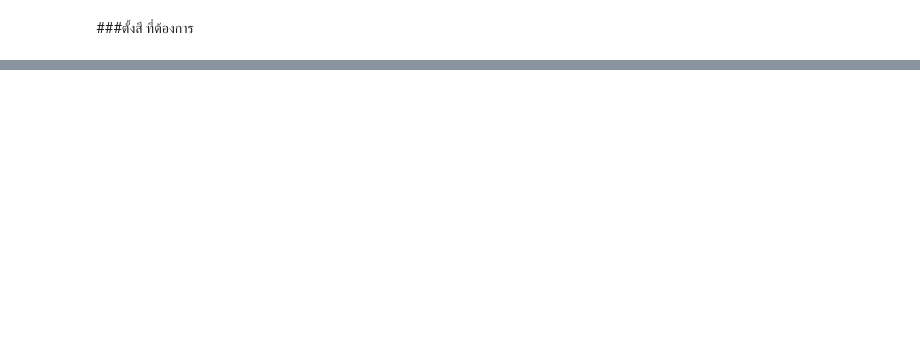
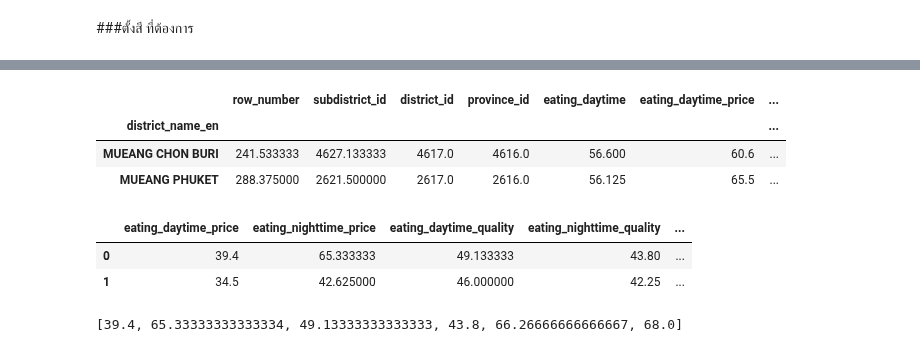
Before and after one commit to Nattakonjpg/BasicProg_DataViz65, a Jupyter notebook: DataViz04_Data_Comparison_ipnyb.ipynb, the cells around one changed output, grey strips where cells are left out. Saved outputs shown, nothing was run; the diff lists cells and outputs as text; code cells hidden in the pictures; blank space fills up the shorter version.

```diff
--- a/DataViz04_Data_Comparison_ipnyb.ipynb
+++ b/DataViz04_Data_Comparison_ipnyb.ipynb
@@ -400,0 +540,6 @@ from math import pi
+# %%
+from google.colab import drive
+drive.mount('/content/drive')
+
+eat = pd.read_csv('/content/drive/MyDrive/dataviz_2022/Midterm/opendata_eating_score.csv')
+eat.head()
@@ -400,0 +566,8 @@ from math import pi
+# %%
+mydata = eat[(eat['district_name_en']=='MUEANG PHUKET') | (eat['district_name_en']=='MUEANG CHON BURI')].groupby('district_name_en').mean()
+mydata # เอาพื้นที่ ภูเก็ต กับชลบุรี ในคอลัม district_name_en
+# %% [output]
+|  | row_number | subdistrict_id | district_id | province_id | eating_daytime | eating_daytime_price | ... |
+| district_name_en |  |  |  |  |  |  | ... |
+| MUEANG CHON BURI | 241.533333 | 4627.133333 | 4617.0 | 4616.0 | 56.600 | 60.6 | ... |
+| MUEANG PHUKET | 288.375000 | 2621.500000 | 2617.0 | 2616.0 | 56.125 | 65.5 | ... |
@@ -400,0 +581,6 @@ from math import pi
+# %%
+mydata
+# %% [output]
+|  | eating_daytime_price | eating_nighttime_price | eating_daytime_quality | eating_nighttime_quality | ... |
+| 0 | 39.4 | 65.333333 | 49.133333 | 43.80 | ... |
+| 1 | 34.5 | 42.625000 | 46.000000 | 42.25 | ... |
@@ -400,0 +589,4 @@ from math import pi
+# %%
+mydata.loc[0].values.flatten().tolist()
+# %% [output]
+[39.4, 65.33333333333334, 49.13333333333333, 43.8, 66.26666666666667, 68.0]
```
Also changed, not shown: parts of 29 cells of this notebook.
